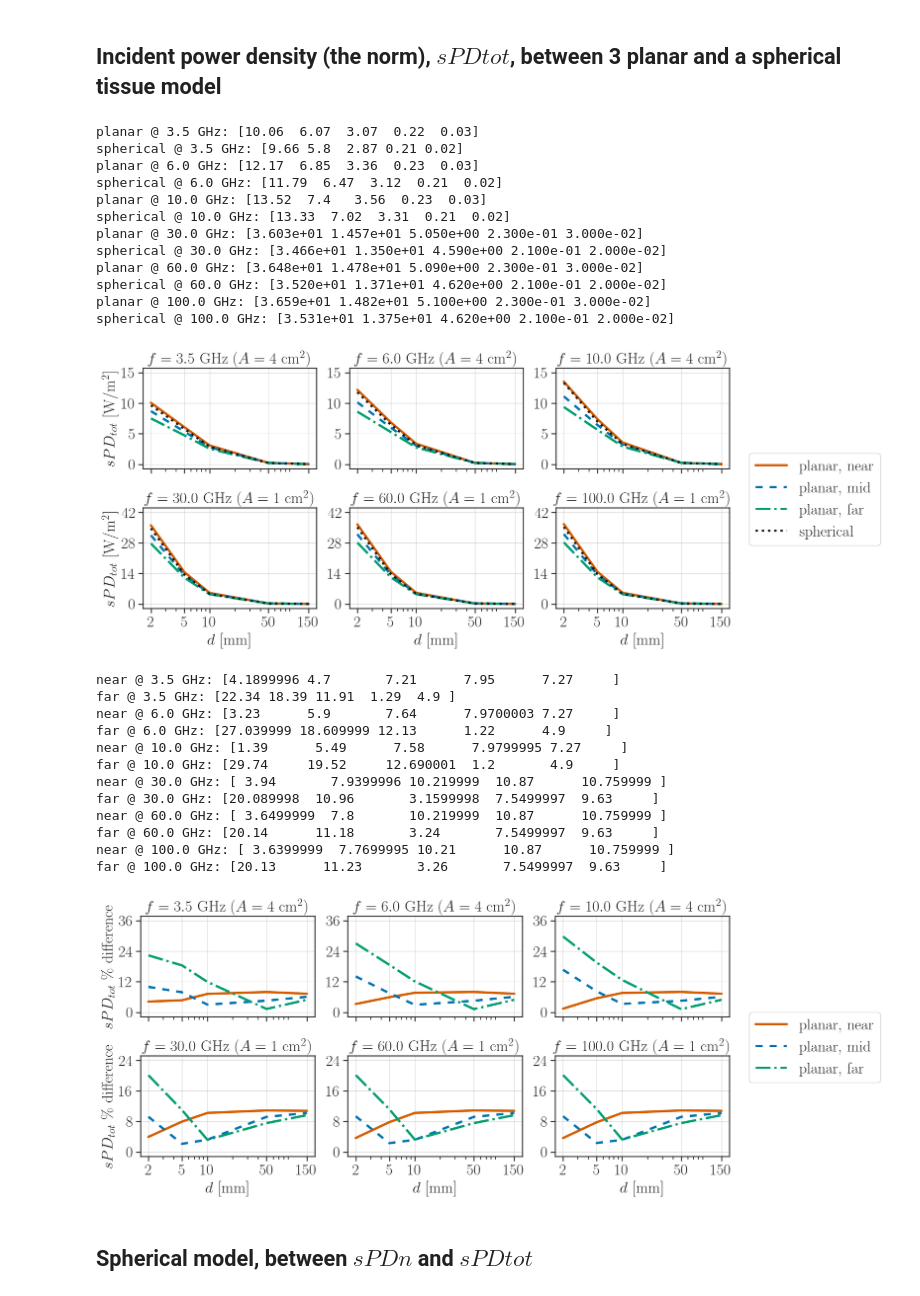
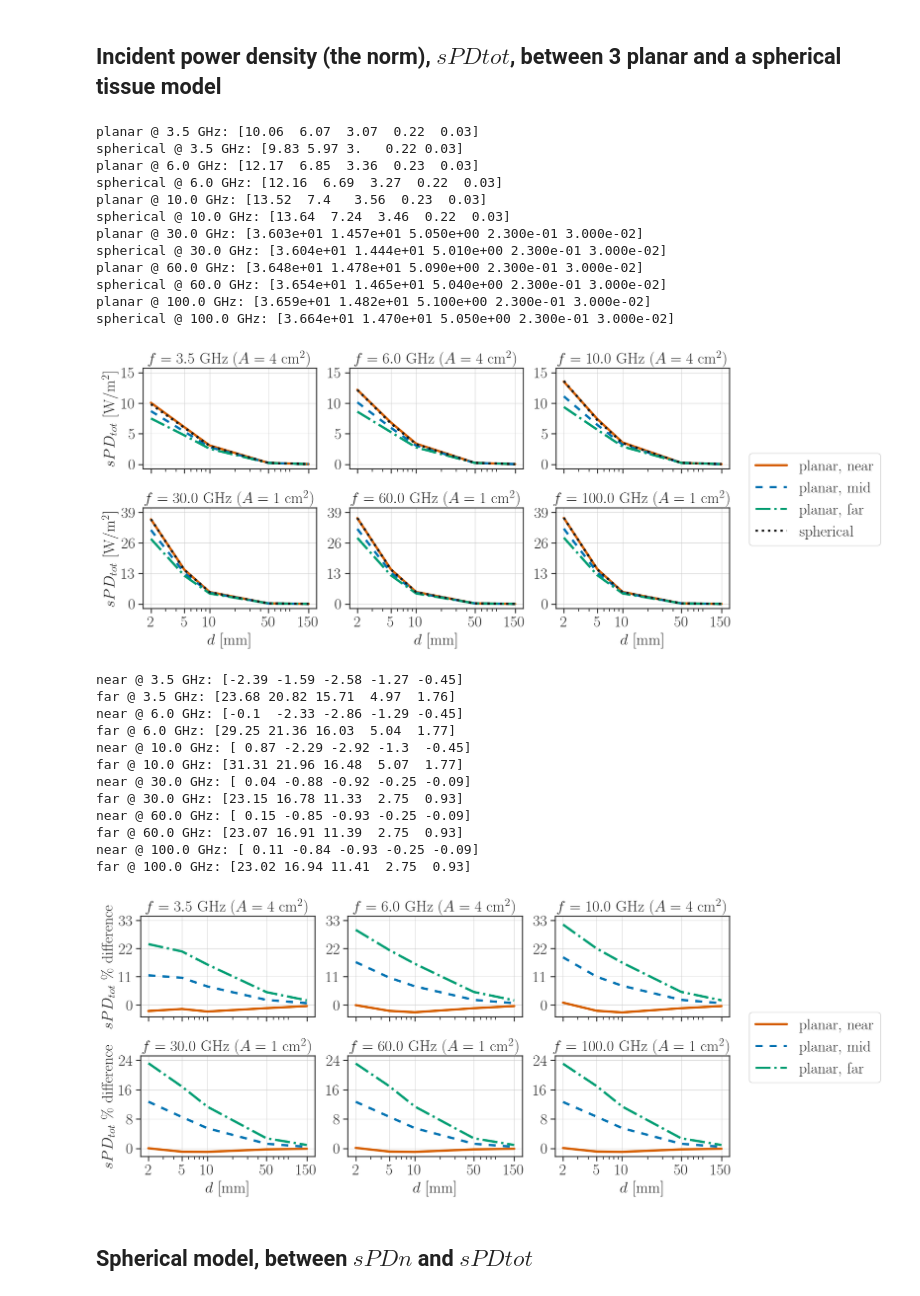
Before and after one commit to akapet00/EMF-exposure-analysis, a Jupyter notebook: playground/IEEE-TEMC_paper/results.ipynb, the cells around one changed output. Saved outputs shown, nothing was run; the diff lists cells and outputs as text; code cells hidden in the pictures.

```diff
--- a/playground/IEEE-TEMC_paper/results.ipynb
+++ b/playground/IEEE-TEMC_paper/results.ipynb
@@ -240,7 +255,7 @@ p = 11  # number of root points
 ## Incident power density (normal component), $sPDn$, between 3 planar and a spherical tissue model
 # %%
 try:
-    date = '2022-05-19'
+    date = '2022-05-23'
     sPDn_comp = np.load(os.path.join('analysis', f'sPDn_sim_{date}.npy'))
     sPDn_comp_r = np.delete(sPDn_comp, np.where(sPDn_comp == -0.1)[0], axis=0)
     ds_r = np.delete(ds, np.where(ds == -0.1)[0])
@@ -337,11 +352,11 @@ for row in range(n_rows):
             axs[row, col].set(ylabel='$sPD_{n}$ \% difference')
         if row == 1:
             axs[row, col].set(xlabel='$d$ [mm]')
+            axs[row, col].set_yticks(ticks=[0, 7, 14, 21])
+            axs[row, col].set_ylim([-1.05, 22.05])
+        else:
             axs[row, col].set_yticks(ticks=[0, 10, 20, 30])
             axs[row, col].set_ylim([-1.5, 31.5])
-        else:
-            axs[row, col].set_yticks(ticks=[0, 12, 24, 36])
-            axs[row, col].set_ylim([-1.8, 37.8])
         if fs[f_idx] < 30.0:
             A = 4
         else:
@@ -413,8 +428,8 @@ for row in range(n_rows):
             axs[row, col].set(ylabel='$sPD_{tot}$ [W/m$^2$]')
         if row == 1:
             axs[row, col].set(xlabel='$d$ [mm]')
-            axs[row, col].set_yticks(ticks=[0, 14, 28, 42])
-            axs[row, col].set_ylim([-2.1, 44.1])
+            axs[row, col].set_yticks(ticks=[0, 13, 26, 39])
+            axs[row, col].set_ylim([-1.95, 40.95])
         else:
             axs[row, col].set_yticks(ticks=[0, 5, 10, 15])
             axs[row, col].set_ylim([-0.75, 15.75])
@@ -434,18 +449,18 @@ fname = os.path.join('figures', 'sPDtot_sim')
 save_fig(fig, fname=fname)
 # %% [output]
 planar @ 3.5 GHz: [10.06  6.07  3.07  0.22  0.03]
-spherical @ 3.5 GHz: [9.66 5.8  2.87 0.21 0.02]
+spherical @ 3.5 GHz: [9.83 5.97 3.   0.22 0.03]
 planar @ 6.0 GHz: [12.17  6.85  3.36  0.23  0.03]
-spherical @ 6.0 GHz: [11.79  6.47  3.12  0.21  0.02]
+spherical @ 6.0 GHz: [12.16  6.69  3.27  0.22  0.03]
 planar @ 10.0 GHz: [13.52  7.4   3.56  0.23  0.03]
-spherical @ 10.0 GHz: [13.33  7.02  3.31  0.21  0.02]
+spherical @ 10.0 GHz: [13.64  7.24  3.46  0.22  0.03]
 planar @ 30.0 GHz: [3.603e+01 1.457e+01 5.050e+00 2.300e-01 3.000e-02]
-spherical @ 30.0 GHz: [3.466e+01 1.350e+01 4.590e+00 2.100e-01 2.000e-02]
+spherical @ 30.0 GHz: [3.604e+01 1.444e+01 5.010e+00 2.300e-01 3.000e-02]
 planar @ 60.0 GHz: [3.648e+01 1.478e+01 5.090e+00 2.300e-01 3.000e-02]
-spherical @ 60.0 GHz: [3.520e+01 1.371e+01 4.620e+00 2.100e-01 2.000e-02]
+spherical @ 60.0 GHz: [3.654e+01 1.465e+01 5.040e+00 2.300e-01 3.000e-02]
 planar @ 100.0 GHz: [3.659e+01 1.482e+01 5.100e+00 2.300e-01 3.000e-02]
-spherical @ 100.0 GHz: [3.531e+01 1.375e+01 4.620e+00 2.100e-01 2.000e-02]
+spherical @ 100.0 GHz: [3.664e+01 1.470e+01 5.050e+00 2.300e-01 3.000e-02]
-[figure, old version]
+[figure, new version]
 # %%
 # visualize the absolute percentage difference in sPDn for planar models and the spherical model
 
@@ -455,55 +470,55 @@ axs = fig.subplots(n_rows, n_cols, sharex=True)
 f_idx = 0
 for row in range(n_rows):
     for col in range(n_cols):
-        abs_diff_near = jnp.abs((sPDtot_comp_r[f_idx::fs.size, 3] - sPDtot_comp_r[f_idx::fs.size, 6]) / sPDtot_comp_r[f_idx::fs.size, 6])
-        abs_diff_mid = jnp.abs((sPDtot_comp_r[f_idx::fs.size, 4] - sPDtot_comp_r[f_idx::fs.size, 6]) / sPDtot_comp_r[f_idx::fs.size, 6])
-        abs_diff_far = jnp.abs((sPDtot_comp_r[f_idx::fs.size, 5] - sPDtot_comp_r[f_idx::fs.size, 6]) / sPDtot_comp_r[f_idx::fs.size, 6])
+        abs_diff_near = (sPDtot_comp_r[f_idx::fs.size, 6] - sPDtot_comp_r[f_idx::fs.size, 3]) / sPDtot_comp_r[f_idx::fs.size, 6]
+        abs_diff_mid = (sPDtot_comp_r[f_idx::fs.size, 6] - sPDtot_comp_r[f_idx::fs.size, 4]) / sPDtot_comp_r[f_idx::fs.size, 6]
+        abs_diff_far = (sPDtot_comp_r[f_idx::fs.size, 6] - sPDtot_comp_r[f_idx::fs.size, 5]) / sPDtot_comp_r[f_idx::fs.size, 6]
         print(f'near @ {fs[f_idx]} GHz: {np.round(abs_diff_near, 4) * 100}')
         print(f'far @ {fs[f_idx]} GHz: {np.round(abs_diff_far, 4)  * 100}')
         axs[row, col].plot(np.abs(ds_r), abs_diff_near * 100, 'r-', label='planar, near')
         axs[row, col].plot(np.abs(ds_r), abs_diff_mid * 100, 'b--', label='planar, mid')
         axs[row, col].plot(np.abs(ds_r), abs_diff_far * 100, 'g-.', label='planar, far')
         axs[row, col].set_xscale('log')
         axs[row, col].grid()
         axs[row, col].set_xticks(ticks=np.abs(ds_r),
                                  labels=np.asarray(ds_r * -1000, dtype='int'))
         if col == 0:
             axs[row, col].set(ylabel='$sPD_{tot}$ \% difference')
         if row == 1:
             axs[row, col].set(xlabel='$d$ [mm]')
             axs[row, col].set_yticks(ticks=[0, 8, 16, 24])
-            axs[row, col].set_ylim([-1.2, 25.2])
+            axs[row, col].set_ylim([-2.2, 25.2])
         else:
-            axs[row, col].set_yticks(ticks=[0, 12, 24, 36])
-            axs[row, col].set_ylim([-1.8, 37.8])
+            axs[row, col].set_yticks(ticks=[0, 11, 22, 33])
+            axs[row, col].set_ylim([-4.65, 34.65])
         if fs[f_idx] < 30.0:
             A = 4
         else:
             A = 1
         title = f'$f = {fs[f_idx]}$ GHz ($A = {A}$ cm$^2$)'
         axs[row, col].set_title(title)
         f_idx += 1
 handles, labels = plt.gca().get_legend_handles_labels()
 fig.legend(handles, labels, loc='center right')
 fig.tight_layout()
 fig.subplots_adjust(right=0.8);
 
-fname = os.path.join('figures', 'sPDtot_rpd')
-save_fig(fig, fname=fname)
+#fname = os.path.join('figures', 'sPDtot_rpd')
+#save_fig(fig, fname=fname)
 # %% [output]
-near @ 3.5 GHz: [4.1899996 4.7       7.21      7.95      7.27     ]
-far @ 3.5 GHz: [22.34 18.39 11.91  1.29  4.9 ]
-near @ 6.0 GHz: [3.23      5.9       7.64      7.9700003 7.27     ]
-far @ 6.0 GHz: [27.039999 18.609999 12.13      1.22      4.9     ]
-near @ 10.0 GHz: [1.39      5.49      7.58      7.9799995 7.27     ]
-far @ 10.0 GHz: [29.74     19.52     12.690001  1.2       4.9     ]
-near @ 30.0 GHz: [ 3.94       7.9399996 10.219999  10.87      10.759999 ]
-far @ 30.0 GHz: [20.089998  10.96       3.1599998  7.5499997  9.63     ]
-near @ 60.0 GHz: [ 3.6499999  7.8       10.219999  10.87      10.759999 ]
-far @ 60.0 GHz: [20.14      11.18       3.24       7.5499997  9.63     ]
-near @ 100.0 GHz: [ 3.6399999  7.7699995 10.21      10.87      10.759999 ]
-far @ 100.0 GHz: [20.13      11.23       3.26       7.5499997  9.63     ]
+near @ 3.5 GHz: [-2.39 -1.59 -2.58 -1.27 -0.45]
+far @ 3.5 GHz: [23.68 20.82 15.71  4.97  1.76]
+near @ 6.0 GHz: [-0.1  -2.33 -2.86 -1.29 -0.45]
+far @ 6.0 GHz: [29.25 21.36 16.03  5.04  1.77]
+near @ 10.0 GHz: [ 0.87 -2.29 -2.92 -1.3  -0.45]
+far @ 10.0 GHz: [31.31 21.96 16.48  5.07  1.77]
+near @ 30.0 GHz: [ 0.04 -0.88 -0.92 -0.25 -0.09]
+far @ 30.0 GHz: [23.15 16.78 11.33  2.75  0.93]
+near @ 60.0 GHz: [ 0.15 -0.85 -0.93 -0.25 -0.09]
+far @ 60.0 GHz: [23.07 16.91 11.39  2.75  0.93]
+near @ 100.0 GHz: [ 0.11 -0.84 -0.93 -0.25 -0.09]
+far @ 100.0 GHz: [23.02 16.94 11.41  2.75  0.93]
-[figure, old version]
+[figure, new version]
 # %% [markdown]
 ## Spherical model, between $sPDn$ and $sPDtot$
 # %%
```
Also changed, not shown: parts of 4 cells of this notebook, 6 other files.
